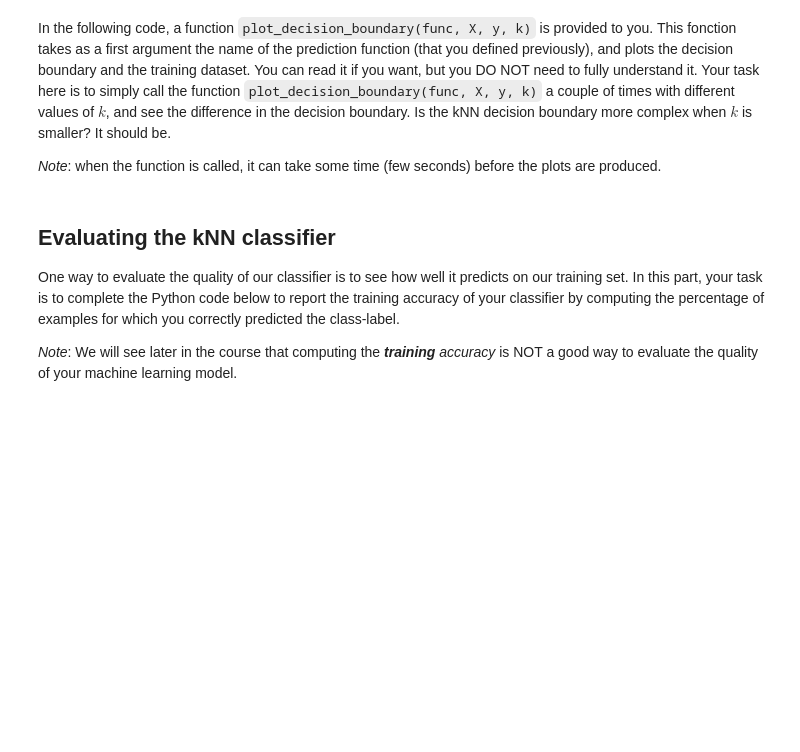
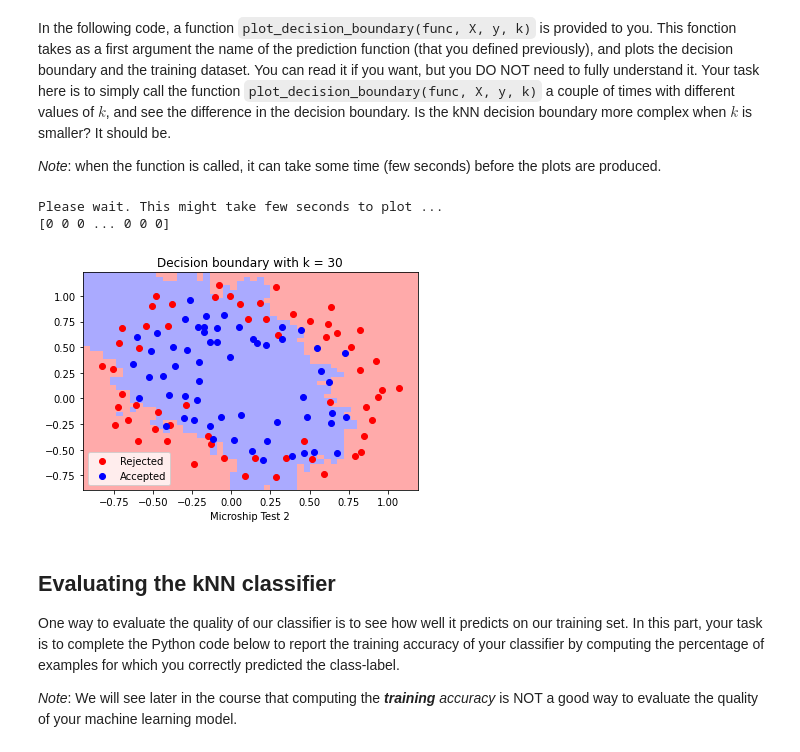
Before and after one commit to tobiaspihlqvist/machine_learning_halmstad_course, a Jupyter notebook: Lab 3 - Classification/Lab 3 - Part B - Classification with kNN.ipynb, the cells around one changed output. Saved outputs shown, nothing was run; the diff lists cells and outputs as text; code cells hidden in the pictures; blank space fills up the shorter version.

```diff
--- a/Lab 3 - Classification/Lab 3 - Part B - Classification with kNN.ipynb
+++ b/Lab 3 - Classification/Lab 3 - Part B - Classification with kNN.ipynb
@@ -59,30 +87,32 @@ One you implement the distance function, you are asked to implement the definiti
 - [collections.Counter](https://docs.python.org/dev/library/collections.html#collections.Counter.most_common)
 # %%
 from collections import Counter
-
 """ TODO
-Implement the definition of the function dist(u, v) which
+Ixmplement the definition of the function dist(u, v) which
 computes the euclidean distance between two arrays u and v.
 """
 def dist(u, v):
-    ...
-    return ...
+    return np.linalg.norm(u-v);
 
 
+dist(np.array([0,5]), np.array([4,6]))
 """ TODO:
 Implement the definition of the function prediction(x, X, y, k=5). You should return
 the predicted class-label for x, using the training dataset X, y, and k nearest neighbours.
 """
 def prediction(x, X, y, k=5):
     # TODO: Compute the list of distances from x to each point in X
+    distances = np.array([ dist(x, xi) for xi in X])
     # ...
     # TODO: Get the list of indices sorted according to their corresponding distance
     # ...
+    sortedIndices = np.argsort(distances)
     # TODO: Take the class-labels corresponding to the first k indices (closest points to x)
+    closestNeighboursClassLabels = np.array([y[i] for i in sortedIndices[:k]])
     # ...
     # TODO: The predicted class-label is the most common one ammong these class-labels
     # ...
-    return ...
+    return int(Counter(closestNeighboursClassLabels).most_common(1)[0][0]) # index 0 0 returns the prediction without the amount of occurences
 
 
 """ TODO:
@@ -90,3 +120,5 @@ Test your function prediction(x, X, y, k=5) on x = np.array([0, 0]); it
 should return the class-label 1 (i.e. accepted microship).
 """
 # ...
+x = np.array([0,0])
+print(prediction(x, X, y, k=5))
@@ -105,34 +139,39 @@ def plot_decision_boundary(func, X, y, k):
     print("Please wait. This might take few seconds to plot ...")
     min_x1, max_x1 = min(X[:, 0]) - 0.1, max(X[:, 0]) + 0.1
     min_x2, max_x2 = min(X[:, 1]) - 0.1, max(X[:, 1]) + 0.1
 
     plot_x1, plot_x2 = np.meshgrid(np.linspace(min_x1, max_x1, 50), np.linspace(min_x2, max_x2, 50))
     points = np.c_[plot_x1.ravel(), plot_x2.ravel()]
     preds = np.array([ func(x, X, y, k) for x in points ])
+    print(preds)
     preds = preds.reshape(plot_x1.shape)
 
     X0 = X[y==0]
     X1 = X[y==1]
 
     fig, ax = plt.subplots()
     ax.pcolormesh(plot_x1, plot_x2, preds, cmap=ListedColormap(['#FFAAAA', '#AAAAFF']))
     ax.scatter(X0[:, 0], X0[:, 1], color="red", label="Rejected")
     ax.scatter(X1[:, 0], X1[:, 1], color="blue", label="Accepted")
     ax.set_xlabel("Microship Test 1")
     ax.set_xlabel("Microship Test 2")
     ax.set_title("Decision boundary with k = {}".format(k))
     plt.legend()
     fig.show()
 
 
 """ TODO:
 Call here the function plot_decision_boundary(..) a couple of times with
 different values of k, and see the difference in the decision boundary.
 Normally, the decision boundary looks more complex when k is smaller.
 """
 # plot_decision_boundary(prediction, X, y, k=1)  # with k = 1
 # plot_decision_boundary(prediction, X, y, k=15) # with k = 15
-# plot_decision_boundary(prediction, X, y, k=30) # with k = 30
+plot_decision_boundary(prediction, X, y, k=30) # with k = 30
+# %% [output]
+Please wait. This might take few seconds to plot ...
+[0 0 0 ... 0 0 0]
+[figure, added]
 # %% [markdown]
 ## Evaluating the kNN classifier
 One way to evaluate the quality of our classifier is to see how well it predicts on our training set. In this part, your task is to complete the Python code below to report the training accuracy of your classifier by computing the percentage of examples for which you correctly predicted the class-label.
```
Also changed, not shown: parts of 4 cells of this notebook, 1 other file.
